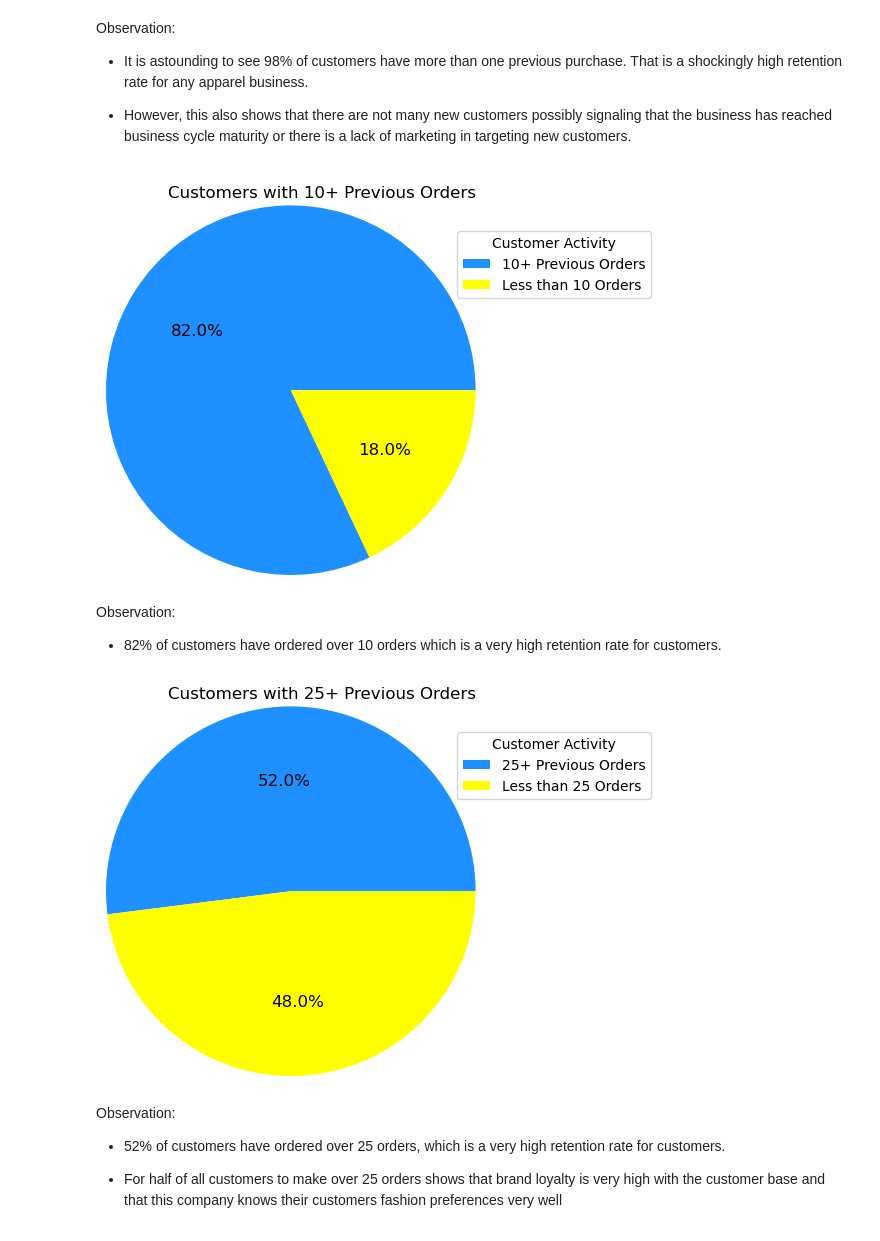
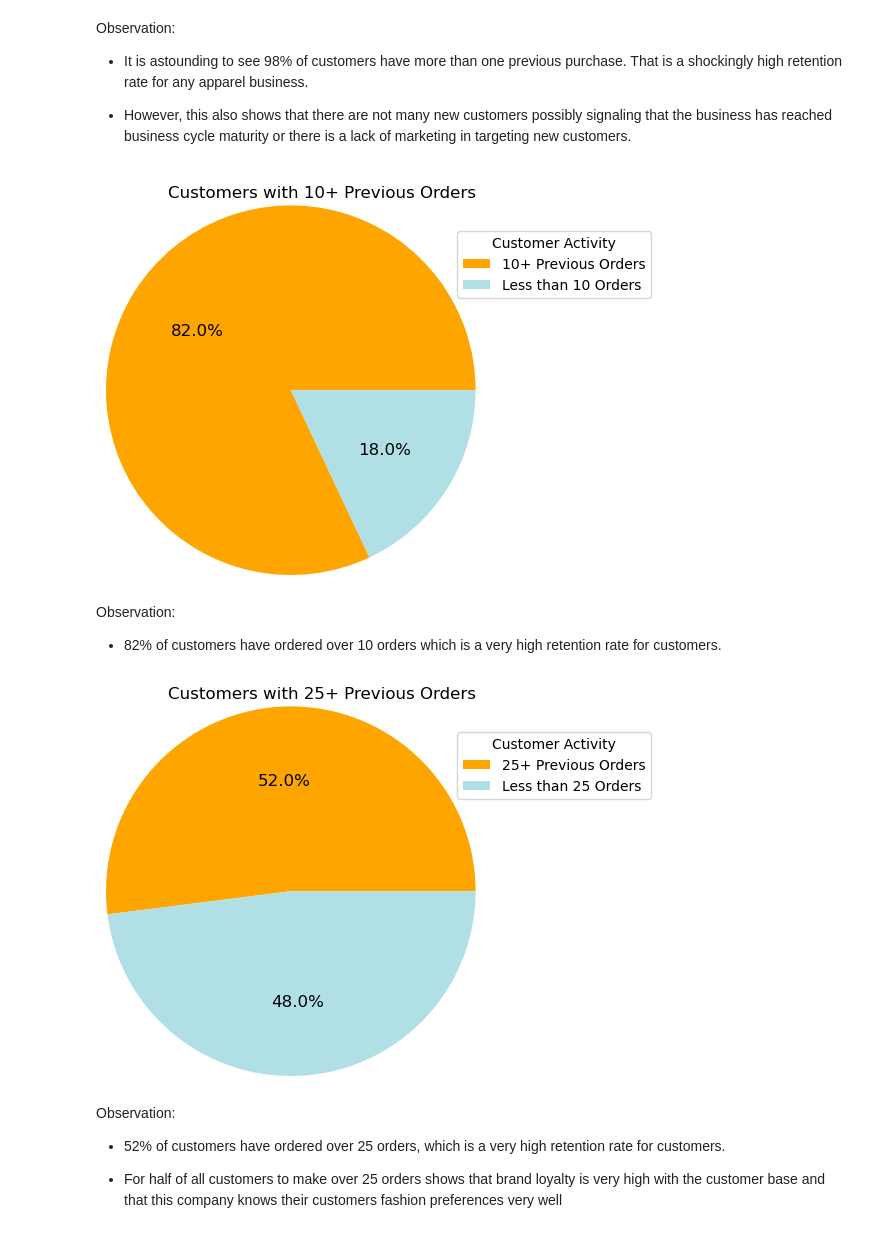
Before and after one commit to jasondo-da/shopping_behavior_analysis, a Jupyter notebook: shopping_behavior_analysis.ipynb, the cells around one changed output. Cells and saved outputs as stored; diff of their text form; code cells hidden in the pictures.

```diff
--- a/shopping_behavior_analysis.ipynb
+++ b/shopping_behavior_analysis.ipynb
@@ -882,24 +969,24 @@ Observation:
 # %%
 customer_orders(ordered_before_10_times).plot(kind='pie',
                                               autopct='%1.1f%%',
-                                              colors=['dodgerblue', 'yellow'],
+                                              colors=['orange', 'powderblue'],
                                               fontsize=12,
                                               labels=['', ''],
                                               radius=1.25)
 plt.title('Customers with 10+ Previous Orders', loc='right')
 plt.legend(['10+ Previous Orders', 'Less than 10 Orders'],
            title='Customer Activity',
            loc=[0.95,.75])
 plt.show()
 # %% [output]
-[figure, old version]
+[figure, new version]
 # %% [markdown]
 Observation:
 -	82% of customers have ordered over 10 orders which is a very high retention rate for customers.
 # %%
 customer_orders(ordered_before_25_times).plot(kind='pie',
                                               autopct='%1.1f%%',
-                                              colors=['dodgerblue', 'yellow'],
+                                              colors=['orange', 'powderblue'],
                                               fontsize=12,
                                               labels=['', ''],
                                               radius=1.25)
@@ -909,7 +996,7 @@ plt.legend(['25+ Previous Orders', 'Less than 25 Orders'],
            loc=[0.95,.75])
 plt.show()
 # %% [output]
-[figure, old version]
+[figure, new version]
 # %% [markdown]
 Observation:
 
```
Also changed, not shown: parts of 32 cells of this notebook.
